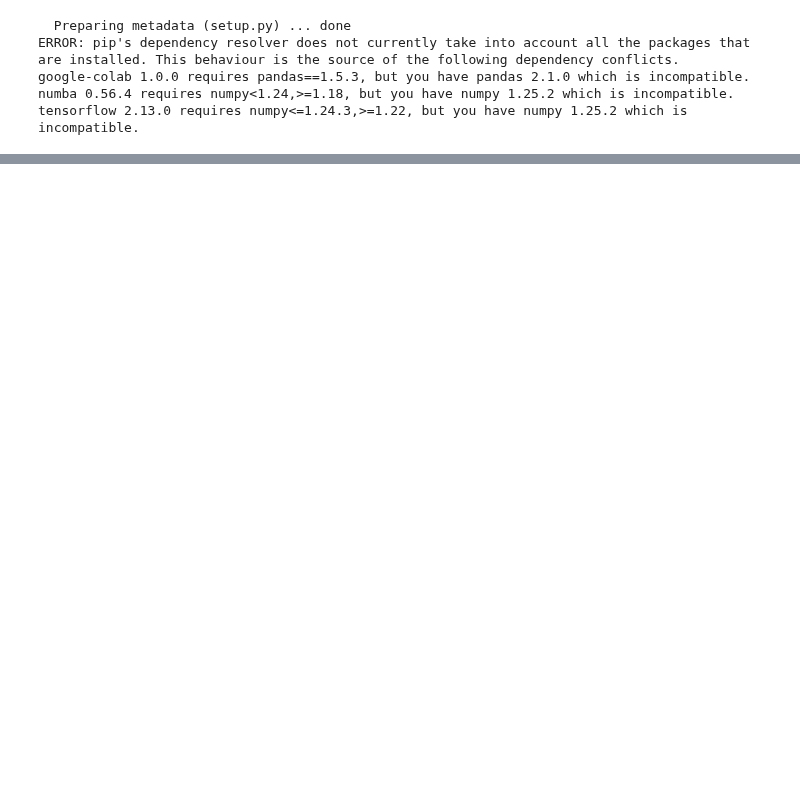
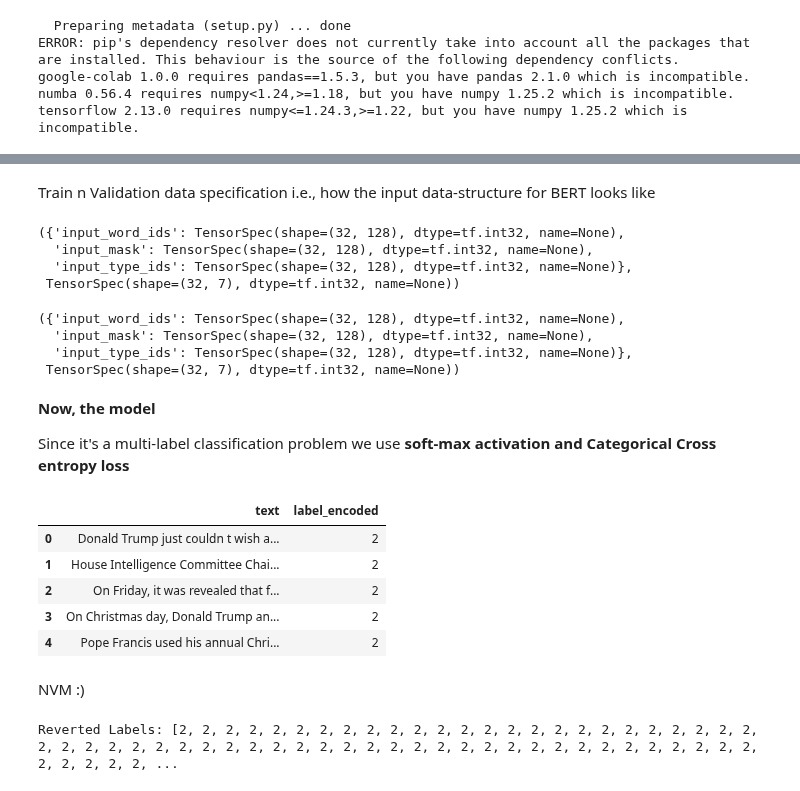
Before and after one commit to ringerH/NLP, a Jupyter notebook: Fine_tuning_BERT(multilabel_text_classification).ipynb, the cells around one changed output, grey strips where cells are left out. Drawn from its saved outputs; the diff is of its cells as text; code cells hidden in the pictures; blank space fills up the shorter version.

```diff
--- a/Fine_tuning_BERT(multilabel_text_classification).ipynb
+++ b/Fine_tuning_BERT(multilabel_text_classification).ipynb
@@ -92,0 +262,20 @@ NameError: ignored
+# %% [markdown]
+Train n Validation data specification i.e., how the input data-structure for BERT looks like
+# %%
+train_data.element_spec
+# %% [output]
+({'input_word_ids': TensorSpec(shape=(32, 128), dtype=tf.int32, name=None),
+  'input_mask': TensorSpec(shape=(32, 128), dtype=tf.int32, name=None),
+  'input_type_ids': TensorSpec(shape=(32, 128), dtype=tf.int32, name=None)},
+ TensorSpec(shape=(32, 7), dtype=tf.int32, name=None))
+# %%
+valid_data.element_spec
+# %% [output]
+({'input_word_ids': TensorSpec(shape=(32, 128), dtype=tf.int32, name=None),
+  'input_mask': TensorSpec(shape=(32, 128), dtype=tf.int32, name=None),
+  'input_type_ids': TensorSpec(shape=(32, 128), dtype=tf.int32, name=None)},
+ TensorSpec(shape=(32, 7), dtype=tf.int32, name=None))
+# %% [markdown]
+**Now, the model**
+
+Since it's a multi-label classification problem we use **soft-max activation and Categorical Cross entropy loss**
@@ -92,0 +300,26 @@ NameError: ignored
+# %%
+new2_df.head()
+# %% [output]
+|  | text | label_encoded |
+| 0 | Donald Trump just couldn t wish a... | 2 |
+| 1 | House Intelligence Committee Chai... | 2 |
+| 2 | On Friday, it was revealed that f... | 2 |
+| 3 | On Christmas day, Donald Trump an... | 2 |
+| 4 | Pope Francis used his annual Chri... | 2 |
+# %% [markdown]
+NVM :)
+# %%
+reverted_labels = []
+
+for row in y_true:
+    label = None
+    for idx, value in enumerate(row):
+        if value == 1:
+            label = idx
+            break
+    if label is not None:
+        reverted_labels.append(label)
+
+print("Reverted Labels:", reverted_labels)
+# %% [output]
+Reverted Labels: [2, 2, 2, 2, 2, 2, 2, 2, 2, 2, 2, 2, 2, 2, 2, 2, 2, 2, 2, 2, 2, 2, 2, 2, 2, 2, 2, 2, 2, 2, 2, 2, 2, 2, 2, 2, 2, 2, 2, 2, 2, 2, 2, 2, 2, 2, 2, 2, 2, 2, 2, 2, 2, 2, 2, 2, 2, 2, 2, 2, 2, ...
```
Also changed, not shown: parts of 44 cells of this notebook.
